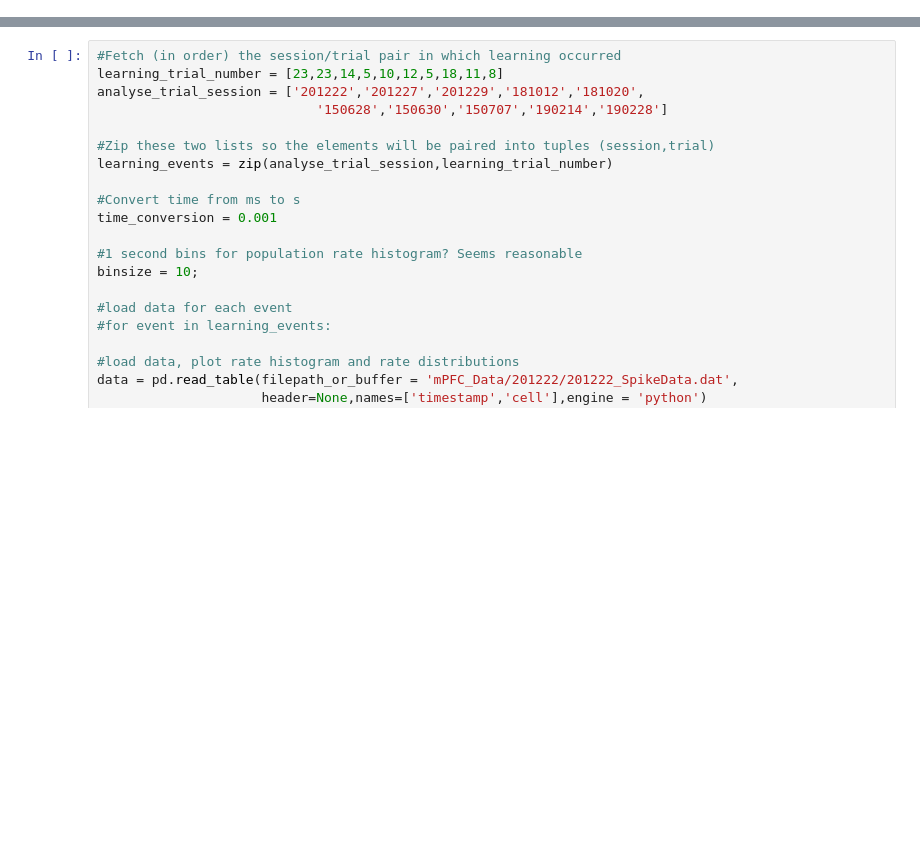
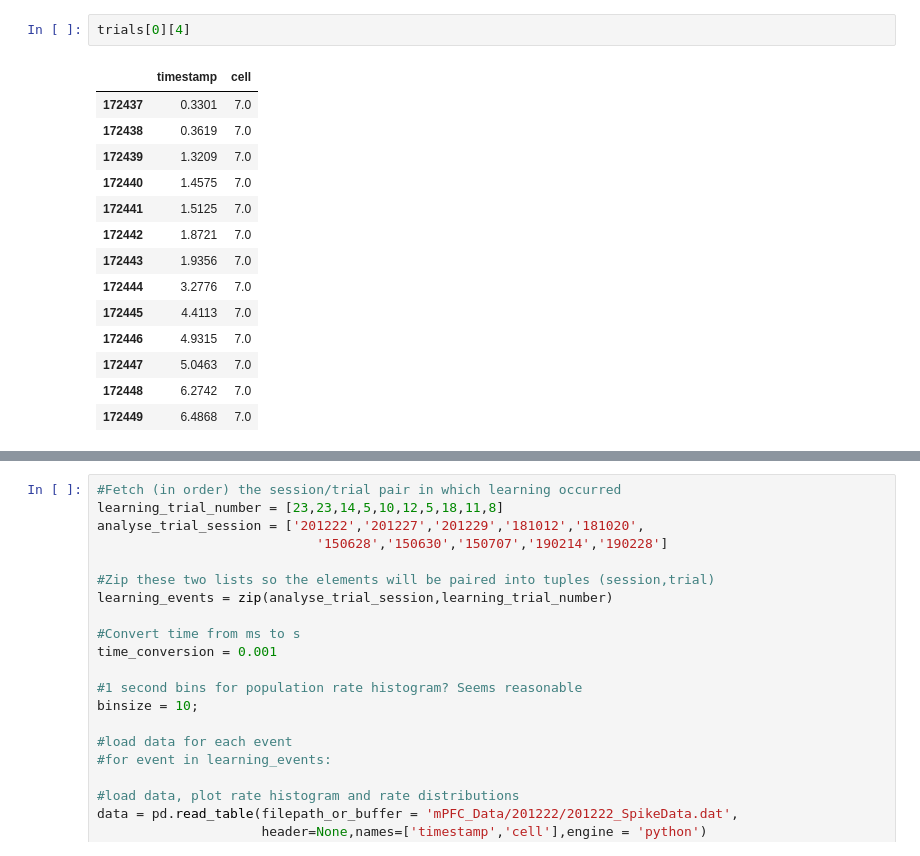
Before and after one commit to lfernandof/neural-pop-dynamics, a Jupyter notebook: projeto/exploratory_analysis.ipynb, the cells around one changed output, grey strips where cells are left out. Drawn from its saved outputs; the diff is of its cells as text; blank space fills up the shorter version.

```diff
--- a/projeto/exploratory_analysis.ipynb
+++ b/projeto/exploratory_analysis.ipynb
@@ -142,0 +245,17 @@ def windowed_signal(spike_times,starting_point=0,sampling_rate=0.01,kernel='rect
+# %%
+trials[0][4]
+# %% [output]
+|  | timestamp | cell |
+| 172437 | 0.3301 | 7.0 |
+| 172438 | 0.3619 | 7.0 |
+| 172439 | 1.3209 | 7.0 |
+| 172440 | 1.4575 | 7.0 |
+| 172441 | 1.5125 | 7.0 |
+| 172442 | 1.8721 | 7.0 |
+| 172443 | 1.9356 | 7.0 |
+| 172444 | 3.2776 | 7.0 |
+| 172445 | 4.4113 | 7.0 |
+| 172446 | 4.9315 | 7.0 |
+| 172447 | 5.0463 | 7.0 |
+| 172448 | 6.2742 | 7.0 |
+| 172449 | 6.4868 | 7.0 |
```
Also changed, not shown: parts of 18 cells of this notebook.
